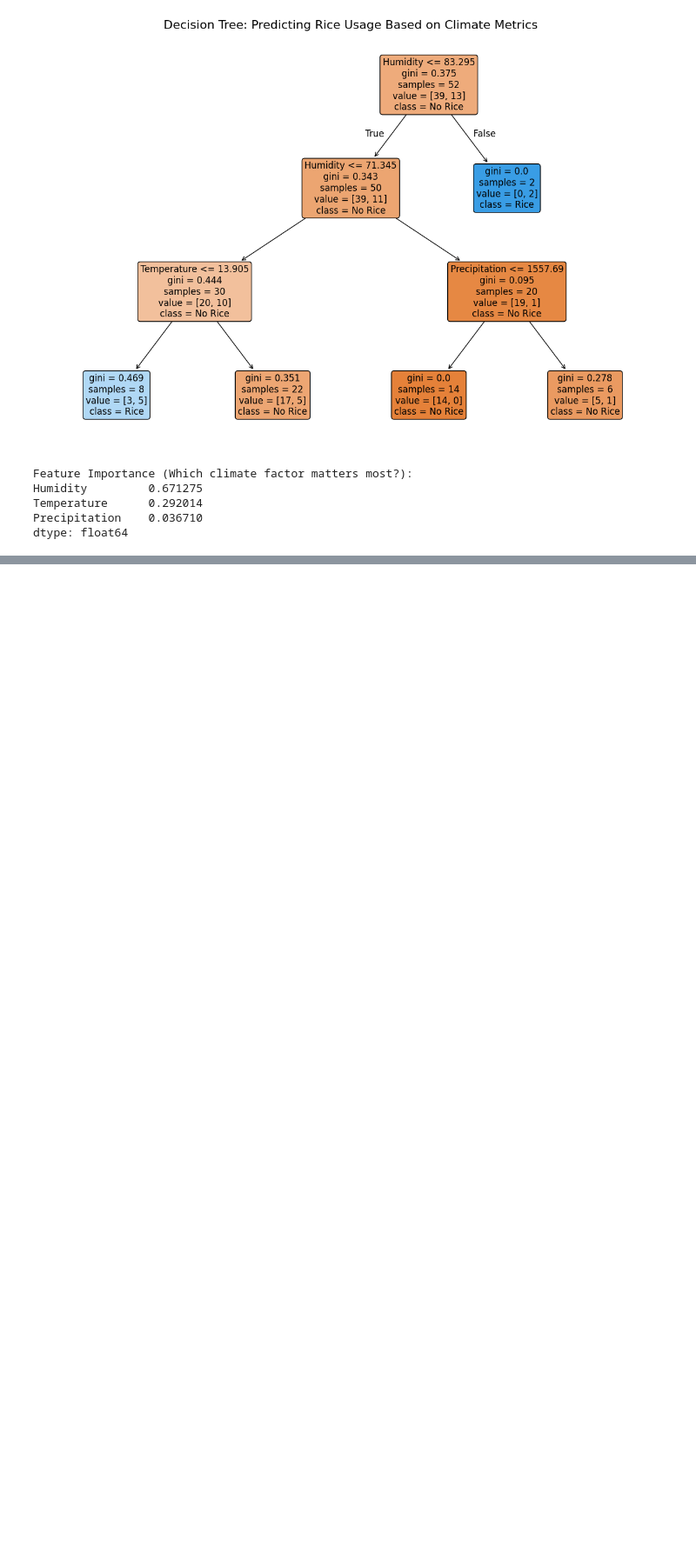
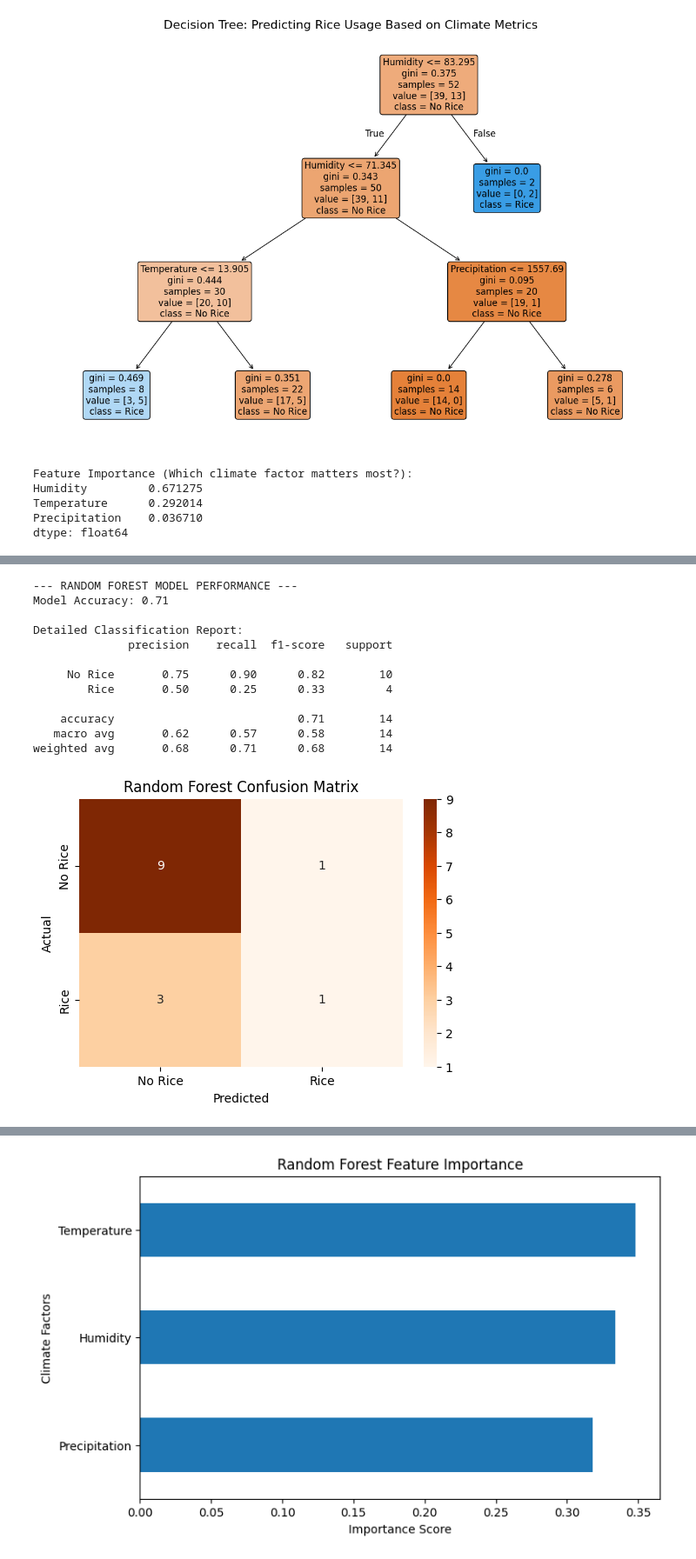
Before and after one commit to yagmurogetman/DSA210-Project, a Jupyter notebook: ML_Method.ipynb, the cells around one changed output, grey strips where cells are left out. Shown at 87% size. Saved outputs shown, nothing was run; the diff lists cells and outputs as text; code cells hidden in the pictures; blank space fills up the shorter version.

```diff
--- a/ML_Method.ipynb
+++ b/ML_Method.ipynb
@@ -198,0 +343,79 @@ dtype: float64
+# %%
+from sklearn.ensemble import RandomForestClassifier
+from sklearn.model_selection import train_test_split
+from sklearn.metrics import classification_report, accuracy_score, confusion_matrix
+import pandas as pd
+import matplotlib.pyplot as plt
+import seaborn as sns
+
+# Step 1: Define Features and Target
+X_ml = df_processed[['Temperature', 'Humidity', 'Precipitation']]
+y_ml = df_processed['Rice']
+
+# Step 2: Train-Test Split
+X_train, X_test, y_train, y_test = train_test_split(
+    X_ml, y_ml, test_size=0.2, random_state=42
+)
+
+# Step 3: Train Random Forest Model
+rf_model = RandomForestClassifier(
+    n_estimators=100,
+    max_depth=5,
+    random_state=42
+)
+
+rf_model.fit(X_train, y_train)
+
+# Step 4: Prediction
+y_pred_rf = rf_model.predict(X_test)
+
+# Step 5: Performance
+print("--- RANDOM FOREST MODEL PERFORMANCE ---")
+print(f"Model Accuracy: {accuracy_score(y_test, y_pred_rf):.2f}")
+
+print("\nDetailed Classification Report:")
+print(classification_report(y_test, y_pred_rf, target_names=['No Rice', 'Rice']))
+
+# Step 6: Confusion Matrix
+cm_rf = confusion_matrix(y_test, y_pred_rf)
+
+plt.figure(figsize=(6, 4))
+sns.heatmap(
+    cm_rf,
+    annot=True,
+    fmt='d',
+    cmap='Oranges',
+    xticklabels=['No Rice', 'Rice'],
+    yticklabels=['No Rice', 'Rice']
+)
+plt.title("Random Forest Confusion Matrix")
+plt.xlabel("Predicted")
+plt.ylabel("Actual")
+plt.show()
+
+# Step 7: Feature Importance
+importance_rf = pd.Series(rf_model.feature_importances_, index=X_ml.columns)
+
+print("\nFeature Importance:")
+print(importance_rf.sort_values(ascending=False))
+
+plt.figure(figsize=(8, 5))
+importance_rf.sort_values(ascending=True).plot(kind='barh')
+plt.title("Random Forest Feature Importance")
+plt.xlabel("Importance Score")
+plt.ylabel("Climate Factors")
+plt.show()
+# %% [output]
+--- RANDOM FOREST MODEL PERFORMANCE ---
+Model Accuracy: 0.71
+
+Detailed Classification Report:
+              precision    recall  f1-score   support
+
+     No Rice       0.75      0.90      0.82        10
+        Rice       0.50      0.25      0.33         4
+
+    accuracy                           0.71        14
+   macro avg       0.62      0.57      0.58        14
+weighted avg       0.68      0.71      0.68        14
+[figure, added]
@@ -198,0 +427 @@ dtype: float64
+[figure, added]
```
Also changed, not shown: parts of 3 cells of this notebook.
